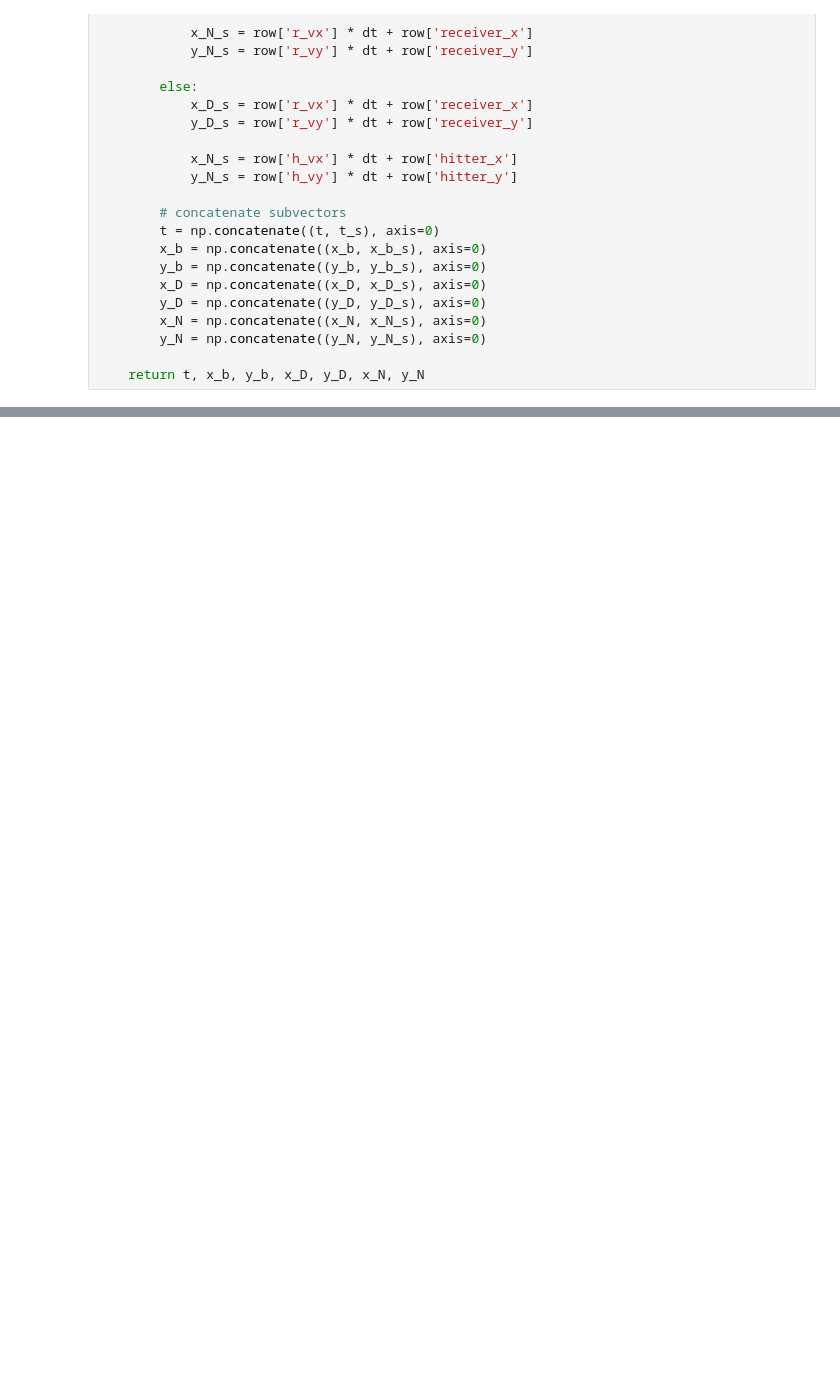
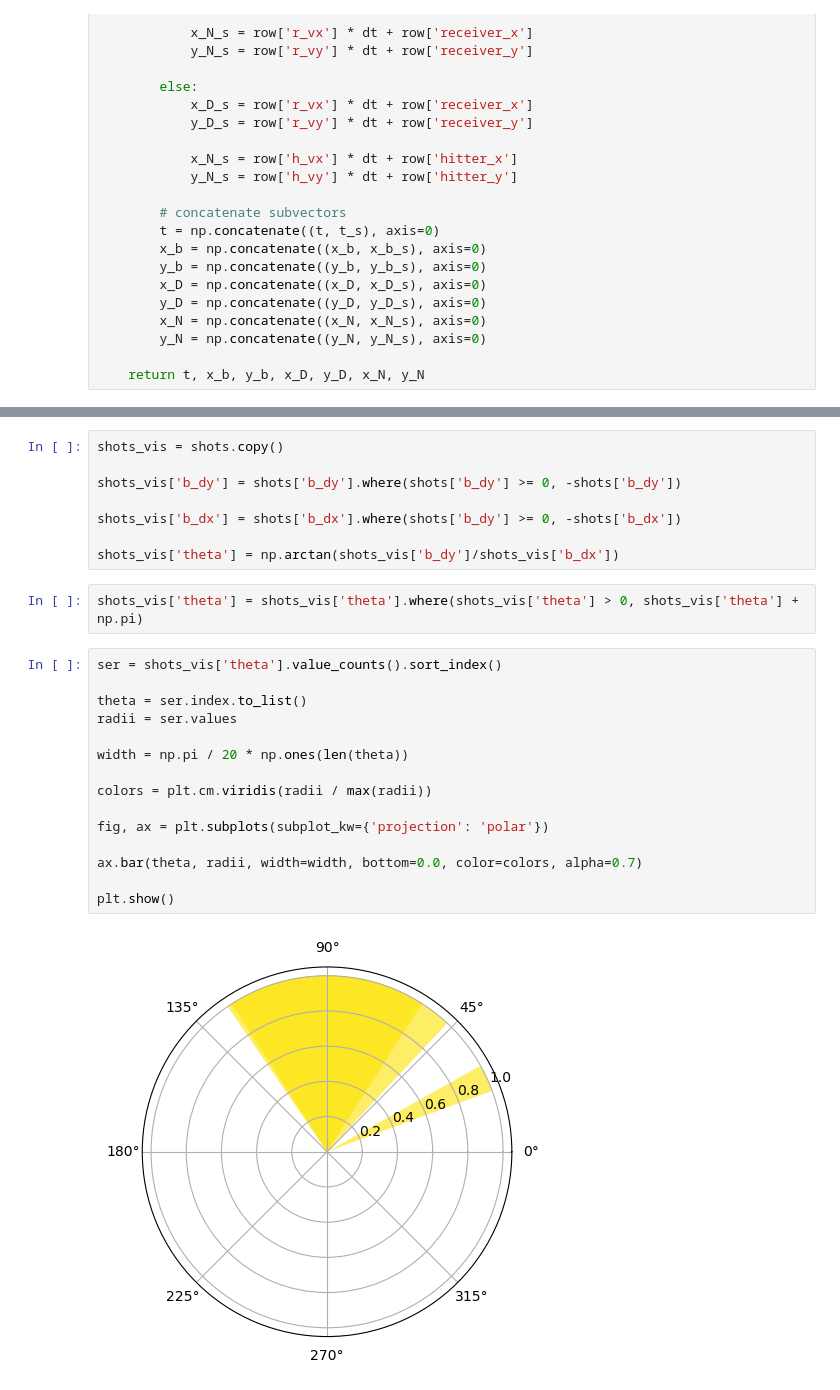
Before and after one commit to nuj02/AO_2019, a Jupyter notebook: notebook.ipynb, the cells around one changed output, grey strips where cells are left out. Cells and saved outputs as stored; diff of their text form; blank space fills up the shorter version.

```diff
--- a/notebook.ipynb
+++ b/notebook.ipynb
@@ -567,0 +801,27 @@ animate_rally(df=shots, rallyid=1, trace=False)
+# %%
+shots_vis = shots.copy()
+
+shots_vis['b_dy'] = shots['b_dy'].where(shots['b_dy'] >= 0, -shots['b_dy'])
+
+shots_vis['b_dx'] = shots['b_dx'].where(shots['b_dy'] >= 0, -shots['b_dx'])
+
+shots_vis['theta'] = np.arctan(shots_vis['b_dy']/shots_vis['b_dx'])
+# %%
+shots_vis['theta'] = shots_vis['theta'].where(shots_vis['theta'] > 0, shots_vis['theta'] + np.pi)
+# %%
+ser = shots_vis['theta'].value_counts().sort_index()
+
+theta = ser.index.to_list()
+radii = ser.values
+
+width = np.pi / 20 * np.ones(len(theta))
+
+colors = plt.cm.viridis(radii / max(radii))
+
+fig, ax = plt.subplots(subplot_kw={'projection': 'polar'})
+
+ax.bar(theta, radii, width=width, bottom=0.0, color=colors, alpha=0.7)
+
+plt.show()
+# %% [output]
+[figure, added]
```
Also changed, not shown: parts of 22 cells of this notebook, 11 other files.
